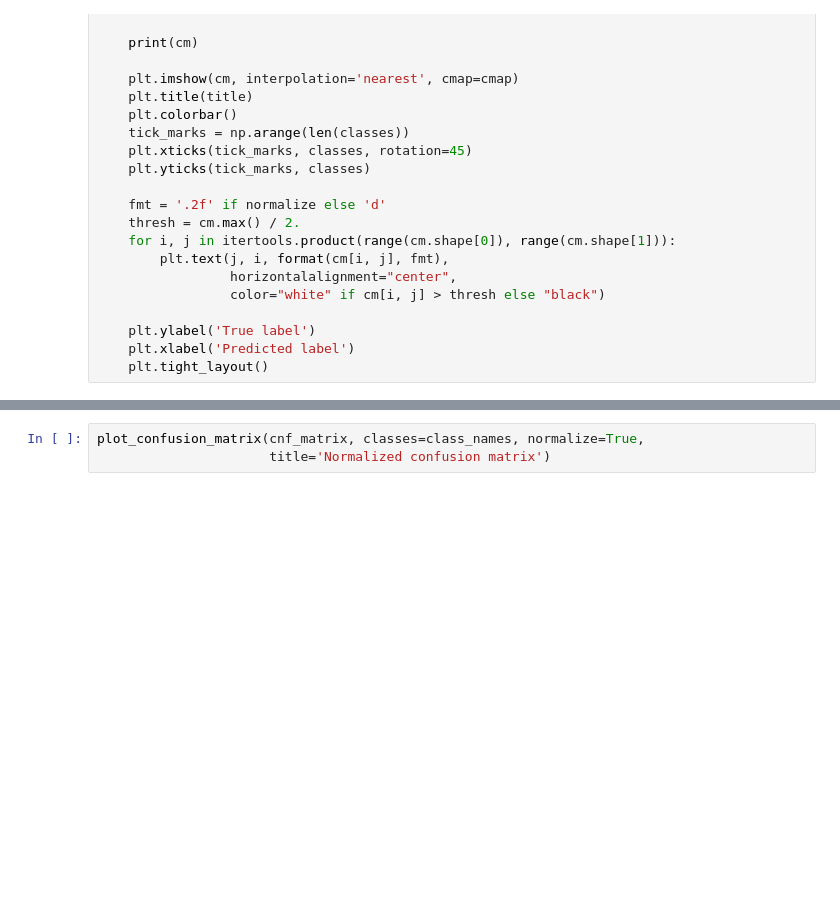
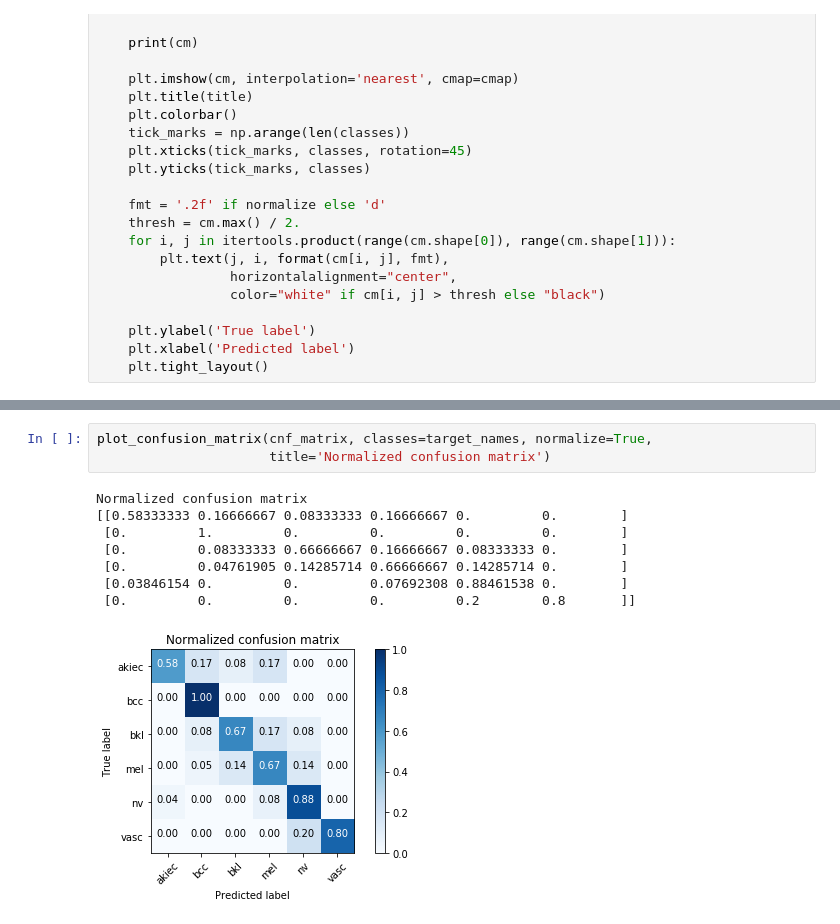
Before and after one commit to jpdol/SkinCancerMnist, a Jupyter notebook: Skin Cancer Mnist - Train and Test.ipynb, the cells around one changed output, grey strips where cells are left out. Saved outputs shown, nothing was run; the diff lists cells and outputs as text; blank space fills up the shorter version.

```diff
--- a/Skin Cancer Mnist - Train and Test.ipynb
+++ b/Skin Cancer Mnist - Train and Test.ipynb
@@ -370,3 +367,12 @@ plot_confusion_matrix(cnf_matrix, classes=class_names,
 # %%
-plot_confusion_matrix(cnf_matrix, classes=class_names, normalize=True,
+plot_confusion_matrix(cnf_matrix, classes=target_names, normalize=True,
                       title='Normalized confusion matrix')
+# %% [output]
+Normalized confusion matrix
+[[0.58333333 0.16666667 0.08333333 0.16666667 0.         0.        ]
+ [0.         1.         0.         0.         0.         0.        ]
+ [0.         0.08333333 0.66666667 0.16666667 0.08333333 0.        ]
+ [0.         0.04761905 0.14285714 0.66666667 0.14285714 0.        ]
+ [0.03846154 0.         0.         0.07692308 0.88461538 0.        ]
+ [0.         0.         0.         0.         0.2        0.8       ]]
+[figure, added]
```
Also changed, not shown: parts of 6 cells of this notebook.
